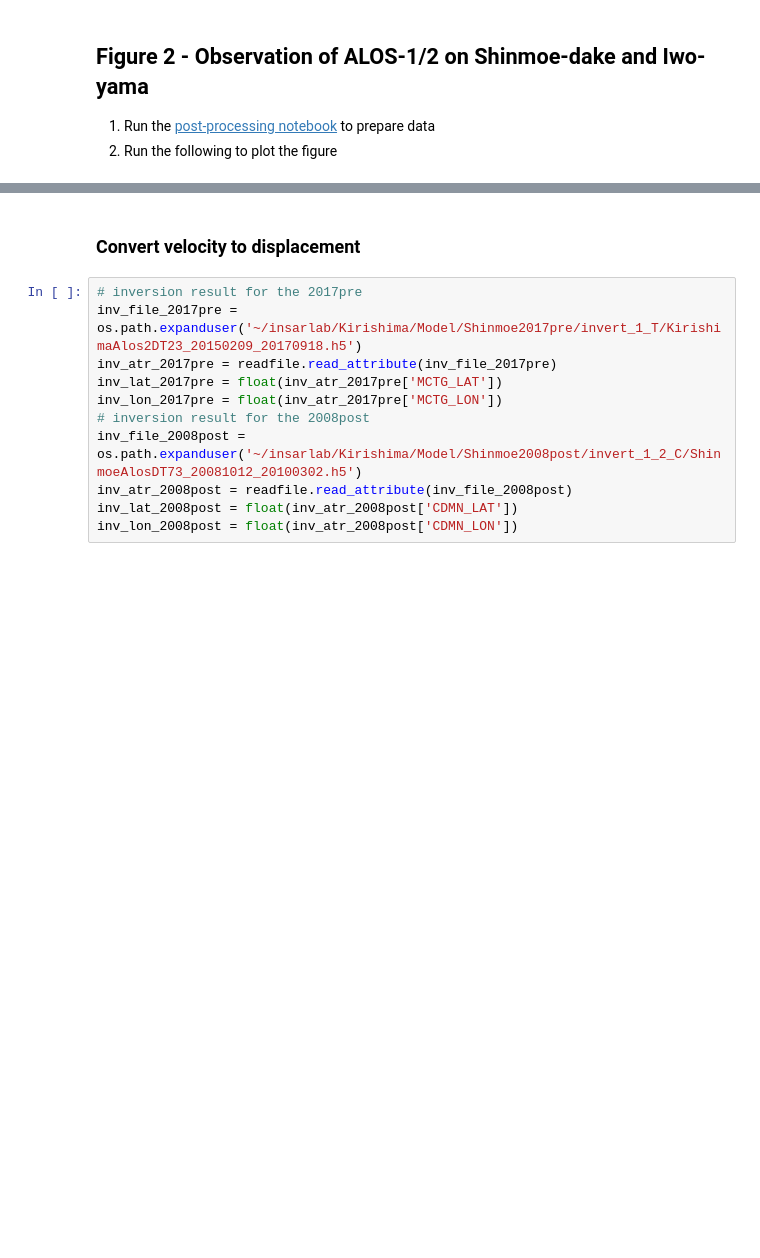
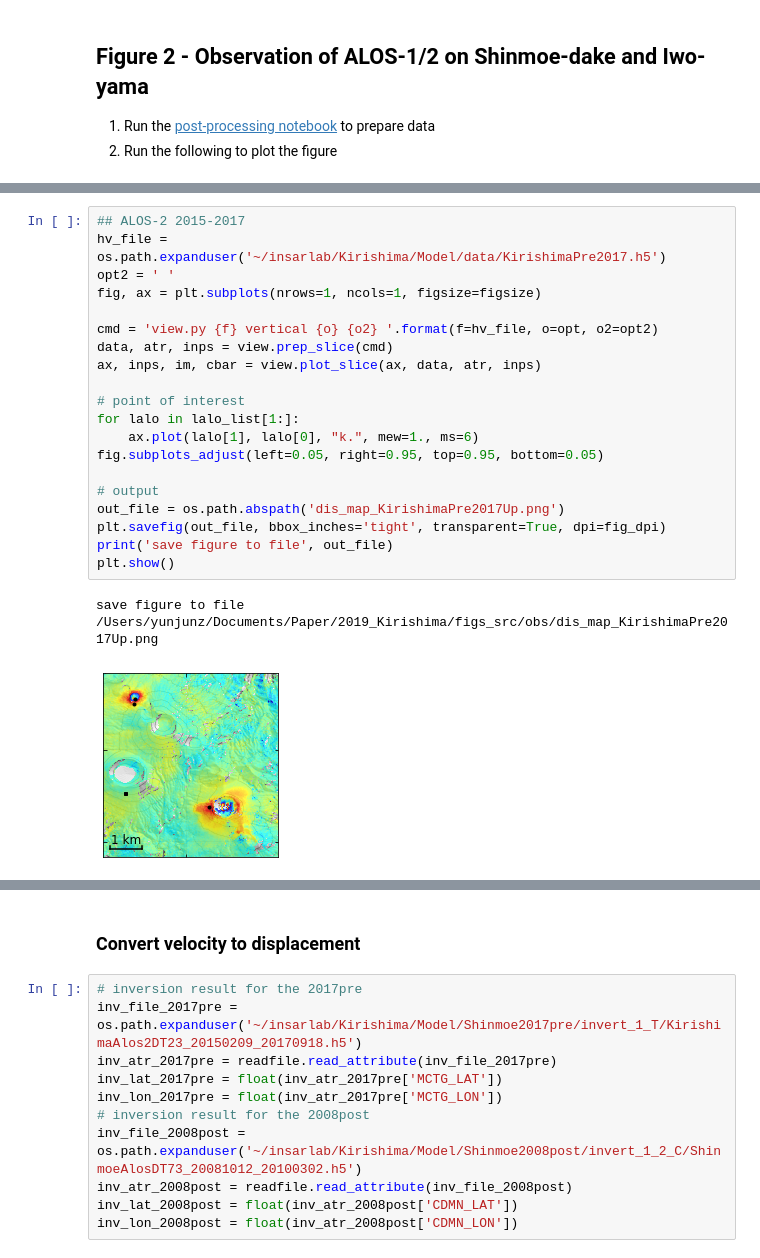
Before and after one commit to geodesymiami/2021-Kirishima, a Jupyter notebook: Fig_2_observations.ipynb, the cells around one changed output, grey strips where cells are left out. Saved outputs shown, nothing was run; the diff lists cells and outputs as text; blank space fills up the shorter version.

```diff
--- a/Fig_2_observations.ipynb
+++ b/Fig_2_observations.ipynb
@@ -46,0 +71,23 @@ Go to directory: /Users/yunjunz/Documents/Paper/2019_Kirishima/figs_src/obs
+# %%
+## ALOS-2 2015-2017
+hv_file = os.path.expanduser('~/insarlab/Kirishima/Model/data/KirishimaPre2017.h5')
+opt2 = ' '
+fig, ax = plt.subplots(nrows=1, ncols=1, figsize=figsize)
+
+cmd = 'view.py {f} vertical {o} {o2} '.format(f=hv_file, o=opt, o2=opt2)
+data, atr, inps = view.prep_slice(cmd)
+ax, inps, im, cbar = view.plot_slice(ax, data, atr, inps)
+
+# point of interest
+for lalo in lalo_list[1:]:
+    ax.plot(lalo[1], lalo[0], "k.", mew=1., ms=6)
+fig.subplots_adjust(left=0.05, right=0.95, top=0.95, bottom=0.05)
+
+# output
+out_file = os.path.abspath('dis_map_KirishimaPre2017Up.png')
+plt.savefig(out_file, bbox_inches='tight', transparent=True, dpi=fig_dpi)
+print('save figure to file', out_file)
+plt.show()
+# %% [output]
+save figure to file /Users/yunjunz/Documents/Paper/2019_Kirishima/figs_src/obs/dis_map_KirishimaPre2017Up.png
+[figure, added]
```
Also changed, not shown: parts of 24 cells of this notebook, 2 other files.
